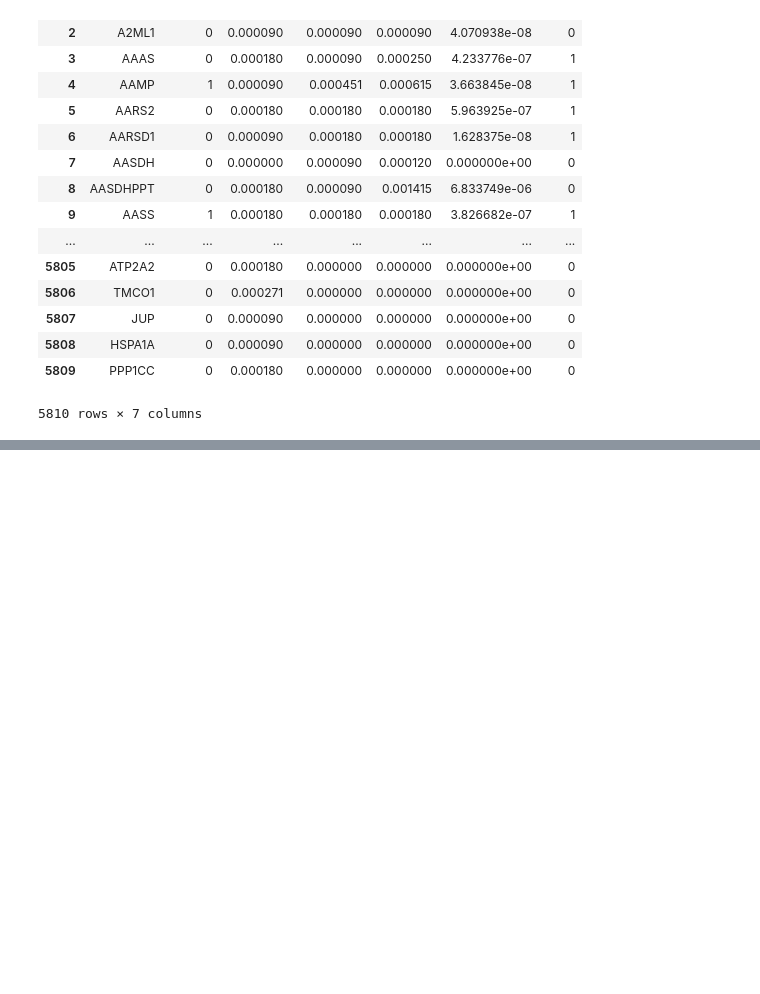
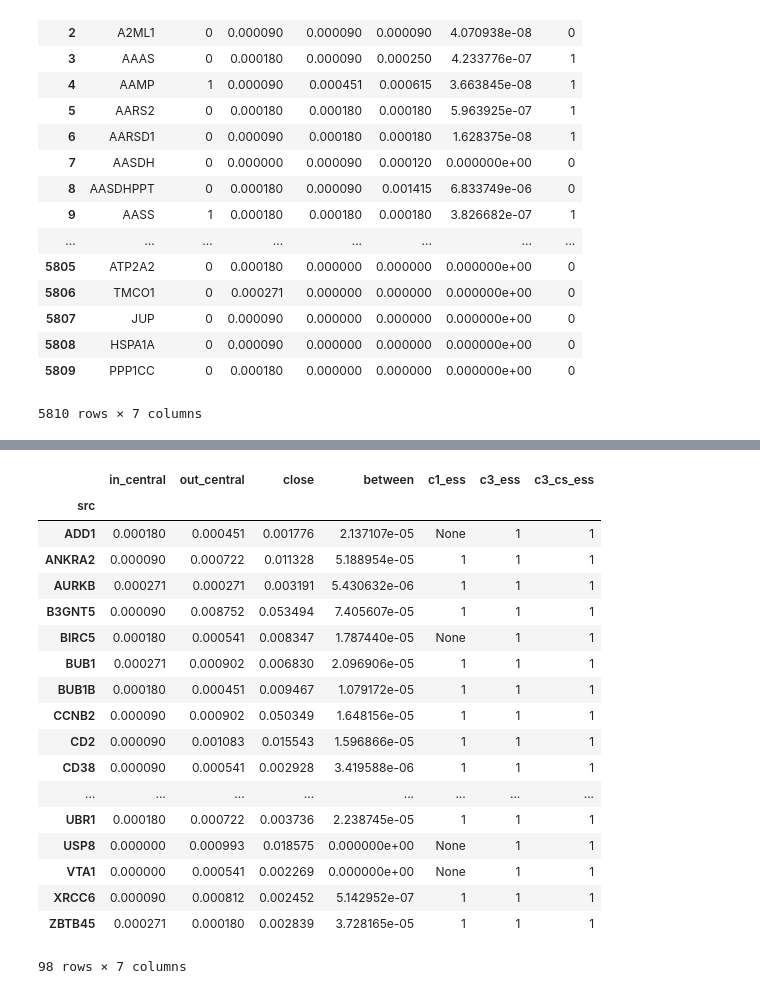
Before and after one commit to Wangmoaza/kiwonjob, a Jupyter notebook: network.ipynb, the cells around one changed output, grey strips where cells are left out. Cells and saved outputs as stored; diff of their text form; code cells hidden in the pictures; blank space fills up the shorter version.

```diff
--- a/network.ipynb
+++ b/network.ipynb
@@ -659,0 +694,22 @@ experiment_pool_centrality.plot.box()
+# %%
+node_df[node_df.c3_cs_ess == 1]
+# %% [output]
+|  | in_central | out_central | close | between | c1_ess | c3_ess | c3_cs_ess |
+| src |  |  |  |  |  |  |  |
+| ADD1 | 0.000180 | 0.000451 | 0.001776 | 2.137107e-05 | None | 1 | 1 |
+| ANKRA2 | 0.000090 | 0.000722 | 0.011328 | 5.188954e-05 | 1 | 1 | 1 |
+| AURKB | 0.000271 | 0.000271 | 0.003191 | 5.430632e-06 | 1 | 1 | 1 |
+| B3GNT5 | 0.000090 | 0.008752 | 0.053494 | 7.405607e-05 | 1 | 1 | 1 |
+| BIRC5 | 0.000180 | 0.000541 | 0.008347 | 1.787440e-05 | None | 1 | 1 |
+| BUB1 | 0.000271 | 0.000902 | 0.006830 | 2.096906e-05 | 1 | 1 | 1 |
+| BUB1B | 0.000180 | 0.000451 | 0.009467 | 1.079172e-05 | 1 | 1 | 1 |
+| CCNB2 | 0.000090 | 0.000902 | 0.050349 | 1.648156e-05 | 1 | 1 | 1 |
+| CD2 | 0.000090 | 0.001083 | 0.015543 | 1.596866e-05 | 1 | 1 | 1 |
+| CD38 | 0.000090 | 0.000541 | 0.002928 | 3.419588e-06 | 1 | 1 | 1 |
+| ... | ... | ... | ... | ... | ... | ... | ... |
+| UBR1 | 0.000180 | 0.000722 | 0.003736 | 2.238745e-05 | 1 | 1 | 1 |
+| USP8 | 0.000000 | 0.000993 | 0.018575 | 0.000000e+00 | None | 1 | 1 |
+| VTA1 | 0.000000 | 0.000541 | 0.002269 | 0.000000e+00 | None | 1 | 1 |
+| XRCC6 | 0.000090 | 0.000812 | 0.002452 | 5.142952e-07 | 1 | 1 | 1 |
+| ZBTB45 | 0.000271 | 0.000180 | 0.002839 | 3.728165e-05 | 1 | 1 | 1 |
+98 rows × 7 columns
```
Also changed, not shown: parts of 3 cells of this notebook, 2 other files.
